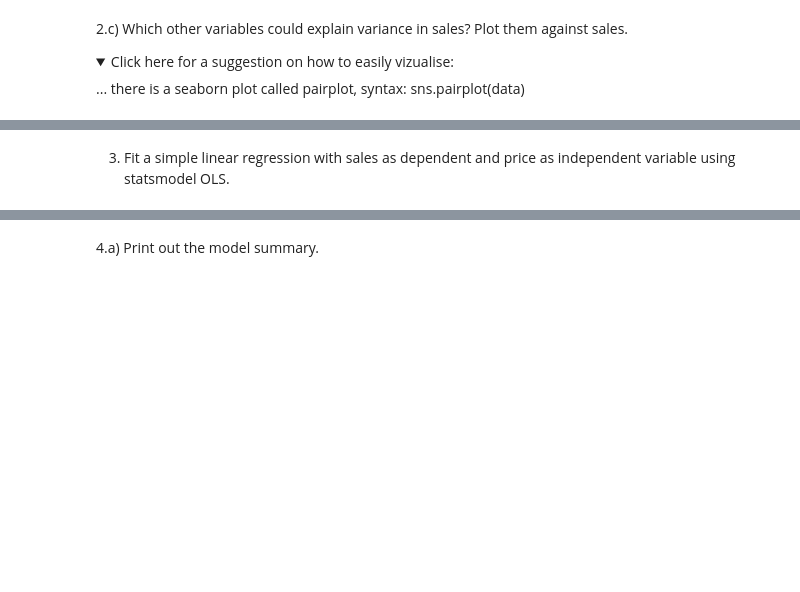
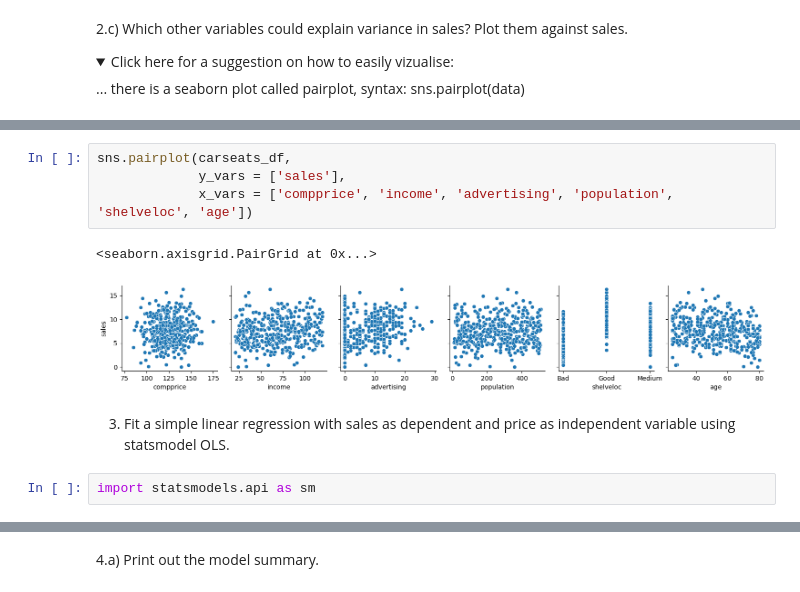
Before and after one commit to SabrinaPau/13_linear_regression, a Jupyter notebook: 2-Linear-Regression-Exercise.ipynb, the cells around one changed output, grey strips where cells are left out. Drawn from its saved outputs; the diff is of its cells as text; folded sections open; blank space fills up the shorter version.

```diff
--- a/2-Linear-Regression-Exercise.ipynb
+++ b/2-Linear-Regression-Exercise.ipynb
@@ -78,2 +120,11 @@ Click here for a suggestion on how to easily vizualise:
+# %%
+sns.pairplot(carseats_df,
+             y_vars = ['sales'],
+             x_vars = ['compprice', 'income', 'advertising', 'population', 'shelveloc', 'age'])
+# %% [output]
+<seaborn.axisgrid.PairGrid at 0x...>
+[figure, added]
 # %% [markdown]
 3. Fit a simple linear regression with sales as dependent and price as independent variable using statsmodel OLS.
+# %%
+import statsmodels.api as sm
```
Also changed, not shown: parts of 17 cells of this notebook, 3 other files.
